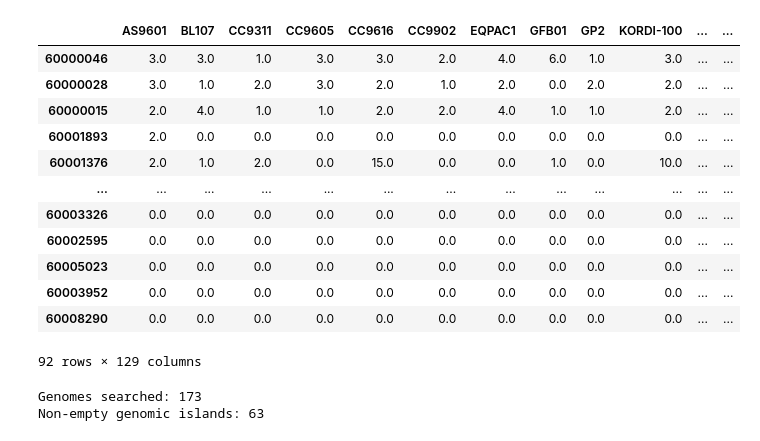
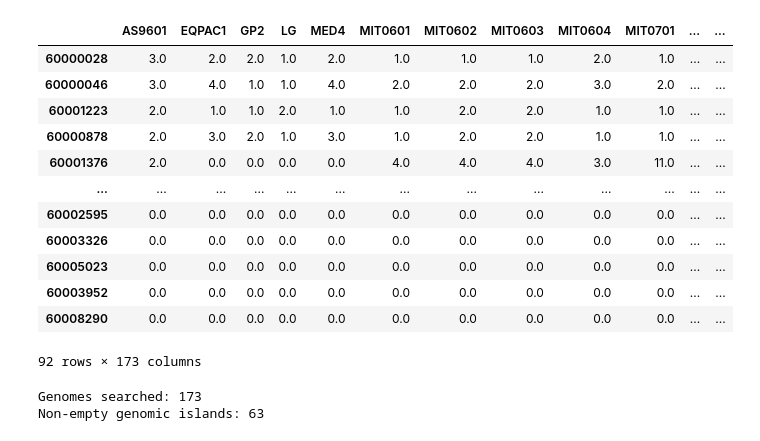
Before and after one commit to Jonahv11/cyano-serralysins, a Jupyter notebook: cycog-tree-tool/ortholog_census.ipynb, the cells around one changed output. Saved outputs shown, nothing was run; the diff lists cells and outputs as text; code cells hidden in the pictures.

```diff
--- a/cycog-tree-tool/ortholog_census.ipynb
+++ b/cycog-tree-tool/ortholog_census.ipynb
@@ -20,40 +20,40 @@ cycogs_df = pd.read_csv(datapath3)
 pro2_genes_df = pd.read_csv(datapath4)
 genomes_df = pd.read_csv(datapath99, sep='\t')
 gi_locations_df = pd.read_csv(datapath)
-# %%
-# make a dataframe quantifying copies of pro2 genes within isolate genomes
-
-genome_ortholog_dict = {}
-isolates_df = genomes_df[genomes_df.TYPE == 'ISOLATE']
-isolates_list = isolates_df.IID.tolist()
-cluster_genes = pro2_genes_df[pro2_genes_df.MedianWeight.gt(0)].Ortholog.to_list()
-
-for genome in isolates_list:
-    genome_cluster_cycogs = cycogs_df[(cycogs_df.GenomeName == genome) & (cycogs_df.OrthologID.isin(cluster_genes))]
-    ortholog_counts = genome_cluster_cycogs['OrthologID'].value_counts().to_dict()
-    genome_ortholog_dict[genome] = ortholog_counts
-
-# Step 2: Convert the dictionary of dictionaries to a DataFrame
-df1 = pd.DataFrame.from_dict(genome_ortholog_dict, orient='index').fillna(0)
-df1 = df1.transpose()
-# The DataFrame 'df' now has orthologIDs as the index, genomes as columns, and the counts as the data points
-display(df1)
-
-# df1.to_csv('../data/out.csv', index=True)
-# %% [output]
-|  | AS9601 | BL107 | CC9311 | CC9605 | CC9616 | CC9902 | EQPAC1 | GFB01 | GP2 | KORDI-100 | ... | ... |
-| 60000046 | 3.0 | 3.0 | 1.0 | 3.0 | 3.0 | 2.0 | 4.0 | 6.0 | 1.0 | 3.0 | ... | ... |
-| 60000028 | 3.0 | 1.0 | 2.0 | 3.0 | 2.0 | 1.0 | 2.0 | 0.0 | 2.0 | 2.0 | ... | ... |
-| 60000015 | 2.0 | 4.0 | 1.0 | 1.0 | 2.0 | 2.0 | 4.0 | 1.0 | 1.0 | 2.0 | ... | ... |
-| 60001893 | 2.0 | 0.0 | 0.0 | 0.0 | 0.0 | 0.0 | 0.0 | 0.0 | 0.0 | 0.0 | ... | ... |
-| 60001376 | 2.0 | 1.0 | 2.0 | 0.0 | 15.0 | 0.0 | 0.0 | 1.0 | 0.0 | 10.0 | ... | ... |
-| ... | ... | ... | ... | ... | ... | ... | ... | ... | ... | ... | ... | ... |
-| 60003326 | 0.0 | 0.0 | 0.0 | 0.0 | 0.0 | 0.0 | 0.0 | 0.0 | 0.0 | 0.0 | ... | ... |
-| 60002595 | 0.0 | 0.0 | 0.0 | 0.0 | 0.0 | 0.0 | 0.0 | 0.0 | 0.0 | 0.0 | ... | ... |
-| 60005023 | 0.0 | 0.0 | 0.0 | 0.0 | 0.0 | 0.0 | 0.0 | 0.0 | 0.0 | 0.0 | ... | ... |
-| 60003952 | 0.0 | 0.0 | 0.0 | 0.0 | 0.0 | 0.0 | 0.0 | 0.0 | 0.0 | 0.0 | ... | ... |
-| 60008290 | 0.0 | 0.0 | 0.0 | 0.0 | 0.0 | 0.0 | 0.0 | 0.0 | 0.0 | 0.0 | ... | ... |
-92 rows × 129 columns
+# %%
+# make a dataframe quantifying copies of pro2 genes within isolate genomes
+
+genome_ortholog_dict = {}
+isolates_df = genomes_df[genomes_df.TYPE == 'ISOLATE']
+isolates_list = isolates_df.IID.tolist()
+cluster_genes = pro2_genes_df[pro2_genes_df.MedianWeight.gt(0)].Ortholog.to_list()
+
+for genome in isolates_list:
+    genome_cycogs = cycogs_df[(cycogs_df.GenomeName == genome)]
+    ortholog_counts = genome_cycogs['OrthologID'].value_counts().to_dict()
+    genome_ortholog_dict[genome] = ortholog_counts
+
+# Step 2: Convert the dictionary of dictionaries to a DataFrame
+df1 = pd.DataFrame.from_dict(genome_ortholog_dict, orient='index').fillna(0)
+df1 = df1.transpose()
+# The DataFrame 'df' now has orthologIDs as the index, genomes as columns, and the counts as the data points
+df2 = df1[df1.index.isin(cluster_genes)]
+display (df2)
+# df1.to_csv('../data/out.csv', index=True)
+# %% [output]
+|  | AS9601 | EQPAC1 | GP2 | LG | MED4 | MIT0601 | MIT0602 | MIT0603 | MIT0604 | MIT0701 | ... | ... |
+| 60000028 | 3.0 | 2.0 | 2.0 | 1.0 | 2.0 | 1.0 | 1.0 | 1.0 | 2.0 | 1.0 | ... | ... |
+| 60000046 | 3.0 | 4.0 | 1.0 | 1.0 | 4.0 | 2.0 | 2.0 | 2.0 | 3.0 | 2.0 | ... | ... |
+| 60001223 | 2.0 | 1.0 | 1.0 | 2.0 | 1.0 | 1.0 | 2.0 | 2.0 | 1.0 | 1.0 | ... | ... |
+| 60000878 | 2.0 | 3.0 | 2.0 | 1.0 | 3.0 | 1.0 | 2.0 | 2.0 | 1.0 | 1.0 | ... | ... |
+| 60001376 | 2.0 | 0.0 | 0.0 | 0.0 | 0.0 | 4.0 | 4.0 | 4.0 | 3.0 | 11.0 | ... | ... |
+| ... | ... | ... | ... | ... | ... | ... | ... | ... | ... | ... | ... | ... |
+| 60002595 | 0.0 | 0.0 | 0.0 | 0.0 | 0.0 | 0.0 | 0.0 | 0.0 | 0.0 | 0.0 | ... | ... |
+| 60003326 | 0.0 | 0.0 | 0.0 | 0.0 | 0.0 | 0.0 | 0.0 | 0.0 | 0.0 | 0.0 | ... | ... |
+| 60005023 | 0.0 | 0.0 | 0.0 | 0.0 | 0.0 | 0.0 | 0.0 | 0.0 | 0.0 | 0.0 | ... | ... |
+| 60003952 | 0.0 | 0.0 | 0.0 | 0.0 | 0.0 | 0.0 | 0.0 | 0.0 | 0.0 | 0.0 | ... | ... |
+| 60008290 | 0.0 | 0.0 | 0.0 | 0.0 | 0.0 | 0.0 | 0.0 | 0.0 | 0.0 | 0.0 | ... | ... |
+92 rows × 173 columns
 # %%
 # make a dictionary with any geneIDs within predicted genomic islands of the isolate genomes
 
```
Also changed, not shown: parts of 2 cells of this notebook.
